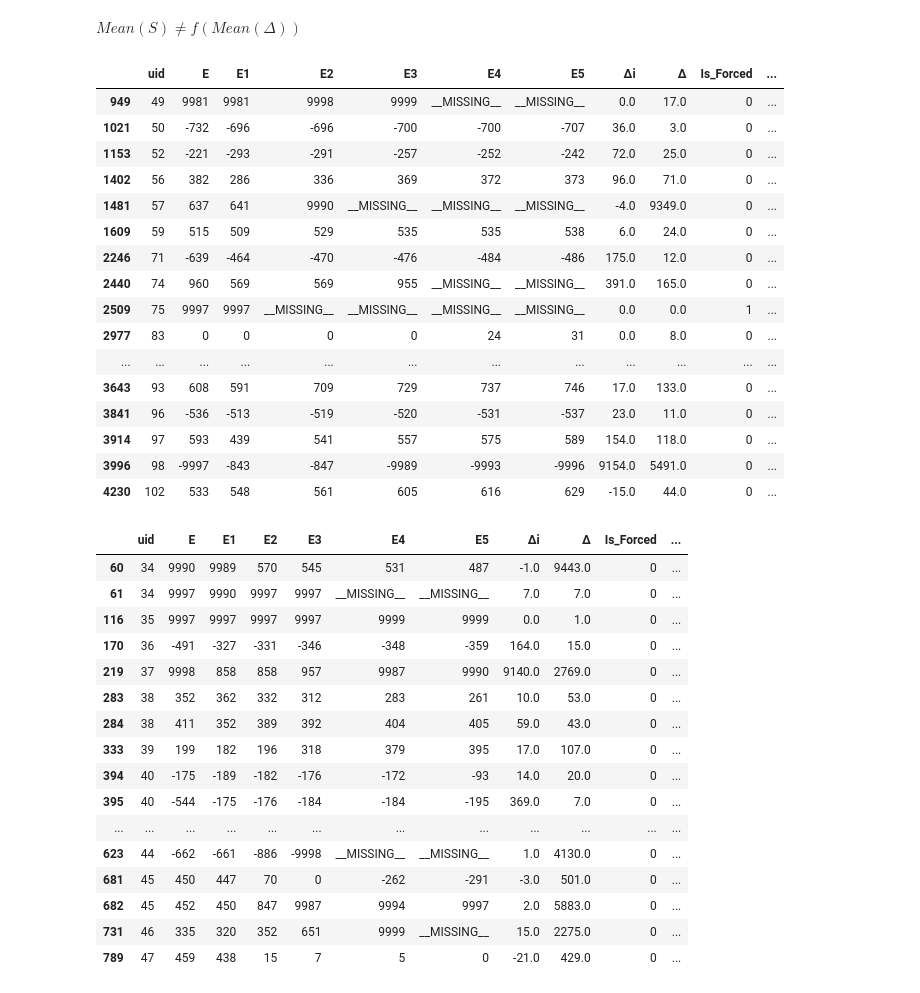
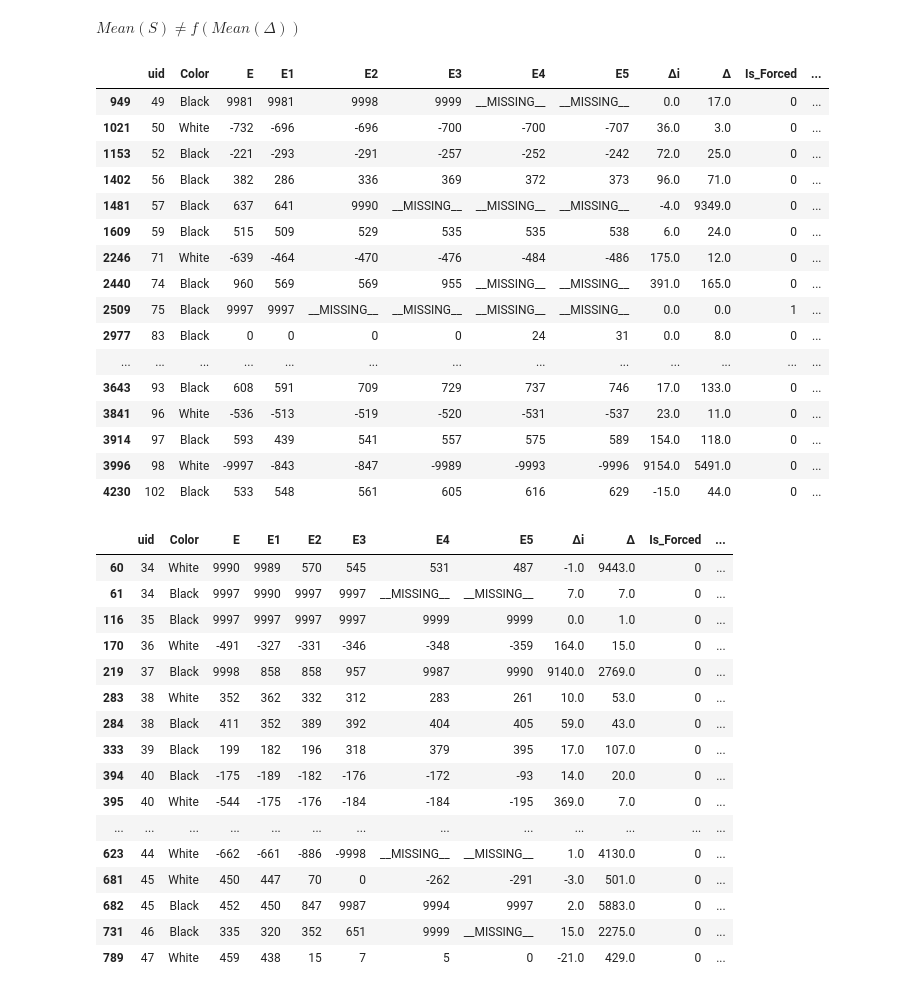
Before and after one commit to zZimablueee/Chess, a Jupyter notebook: complexity/delta_0/S_endgame.ipynb, the cells around one changed output. Saved outputs shown, nothing was run; the diff lists cells and outputs as text; code cells hidden in the pictures.

```diff
--- a/complexity/delta_0/S_endgame.ipynb
+++ b/complexity/delta_0/S_endgame.ipynb
@@ -174,51 +174,51 @@ print(f"右邻居 (1.00) 的样本量: {counts[1.00]}")
 # %% [markdown]
 $Mean(S) \neq f(Mean(\Delta))$
 # %%
-spike_zone[['uid', 'E',
+spike_zone[['uid', 'Color', 'E',
        'E1', 'E2', 'E3', 'E4', 'E5',
        'Δi', 'Δ', 'Is_Forced', 'Is_Optimal',
        'Time_Group','Progress', 'Delta0_Group', 'P_optimal', 'S',
        'P_optimal(Global=100.0cp)', 'S(Global=100.0cp)', 'Progress_bin']].head(20)
 # %% [output]
-|  | uid | E | E1 | E2 | E3 | E4 | E5 | Δi | Δ | Is_Forced | ... |
-| 949 | 49 | 9981 | 9981 | 9998 | 9999 | __MISSING__ | __MISSING__ | 0.0 | 17.0 | 0 | ... |
-| 1021 | 50 | -732 | -696 | -696 | -700 | -700 | -707 | 36.0 | 3.0 | 0 | ... |
-| 1153 | 52 | -221 | -293 | -291 | -257 | -252 | -242 | 72.0 | 25.0 | 0 | ... |
-| 1402 | 56 | 382 | 286 | 336 | 369 | 372 | 373 | 96.0 | 71.0 | 0 | ... |
-| 1481 | 57 | 637 | 641 | 9990 | __MISSING__ | __MISSING__ | __MISSING__ | -4.0 | 9349.0 | 0 | ... |
-| 1609 | 59 | 515 | 509 | 529 | 535 | 535 | 538 | 6.0 | 24.0 | 0 | ... |
-| 2246 | 71 | -639 | -464 | -470 | -476 | -484 | -486 | 175.0 | 12.0 | 0 | ... |
-| 2440 | 74 | 960 | 569 | 569 | 955 | __MISSING__ | __MISSING__ | 391.0 | 165.0 | 0 | ... |
-| 2509 | 75 | 9997 | 9997 | __MISSING__ | __MISSING__ | __MISSING__ | __MISSING__ | 0.0 | 0.0 | 1 | ... |
-| 2977 | 83 | 0 | 0 | 0 | 0 | 24 | 31 | 0.0 | 8.0 | 0 | ... |
-| ... | ... | ... | ... | ... | ... | ... | ... | ... | ... | ... | ... |
-| 3643 | 93 | 608 | 591 | 709 | 729 | 737 | 746 | 17.0 | 133.0 | 0 | ... |
-| 3841 | 96 | -536 | -513 | -519 | -520 | -531 | -537 | 23.0 | 11.0 | 0 | ... |
-| 3914 | 97 | 593 | 439 | 541 | 557 | 575 | 589 | 154.0 | 118.0 | 0 | ... |
-| 3996 | 98 | -9997 | -843 | -847 | -9989 | -9993 | -9996 | 9154.0 | 5491.0 | 0 | ... |
-| 4230 | 102 | 533 | 548 | 561 | 605 | 616 | 629 | -15.0 | 44.0 | 0 | ... |
+|  | uid | Color | E | E1 | E2 | E3 | E4 | E5 | Δi | Δ | Is_Forced | ... |
+| 949 | 49 | Black | 9981 | 9981 | 9998 | 9999 | __MISSING__ | __MISSING__ | 0.0 | 17.0 | 0 | ... |
+| 1021 | 50 | White | -732 | -696 | -696 | -700 | -700 | -707 | 36.0 | 3.0 | 0 | ... |
+| 1153 | 52 | Black | -221 | -293 | -291 | -257 | -252 | -242 | 72.0 | 25.0 | 0 | ... |
+| 1402 | 56 | Black | 382 | 286 | 336 | 369 | 372 | 373 | 96.0 | 71.0 | 0 | ... |
+| 1481 | 57 | Black | 637 | 641 | 9990 | __MISSING__ | __MISSING__ | __MISSING__ | -4.0 | 9349.0 | 0 | ... |
+| 1609 | 59 | Black | 515 | 509 | 529 | 535 | 535 | 538 | 6.0 | 24.0 | 0 | ... |
+| 2246 | 71 | White | -639 | -464 | -470 | -476 | -484 | -486 | 175.0 | 12.0 | 0 | ... |
+| 2440 | 74 | Black | 960 | 569 | 569 | 955 | __MISSING__ | __MISSING__ | 391.0 | 165.0 | 0 | ... |
+| 2509 | 75 | Black | 9997 | 9997 | __MISSING__ | __MISSING__ | __MISSING__ | __MISSING__ | 0.0 | 0.0 | 1 | ... |
+| 2977 | 83 | Black | 0 | 0 | 0 | 0 | 24 | 31 | 0.0 | 8.0 | 0 | ... |
+| ... | ... | ... | ... | ... | ... | ... | ... | ... | ... | ... | ... | ... |
+| 3643 | 93 | Black | 608 | 591 | 709 | 729 | 737 | 746 | 17.0 | 133.0 | 0 | ... |
+| 3841 | 96 | White | -536 | -513 | -519 | -520 | -531 | -537 | 23.0 | 11.0 | 0 | ... |
+| 3914 | 97 | Black | 593 | 439 | 541 | 557 | 575 | 589 | 154.0 | 118.0 | 0 | ... |
+| 3996 | 98 | White | -9997 | -843 | -847 | -9989 | -9993 | -9996 | 9154.0 | 5491.0 | 0 | ... |
+| 4230 | 102 | Black | 533 | 548 | 561 | 605 | 616 | 629 | -15.0 | 44.0 | 0 | ... |
 # %%
-left_neighbor_zone[['uid', 'E',
+left_neighbor_zone[['uid', 'Color', 'E',
        'E1', 'E2', 'E3', 'E4', 'E5',
        'Δi', 'Δ', 'Is_Forced', 'Is_Optimal',
        'Time_Group','Progress', 'Delta0_Group', 'P_optimal', 'S',
        'P_optimal(Global=100.0cp)', 'S(Global=100.0cp)', 'Progress_bin']].head(20)
 # %% [output]
-|  | uid | E | E1 | E2 | E3 | E4 | E5 | Δi | Δ | Is_Forced | ... |
-| 60 | 34 | 9990 | 9989 | 570 | 545 | 531 | 487 | -1.0 | 9443.0 | 0 | ... |
-| 61 | 34 | 9997 | 9990 | 9997 | 9997 | __MISSING__ | __MISSING__ | 7.0 | 7.0 | 0 | ... |
-| 116 | 35 | 9997 | 9997 | 9997 | 9997 | 9999 | 9999 | 0.0 | 1.0 | 0 | ... |
-| 170 | 36 | -491 | -327 | -331 | -346 | -348 | -359 | 164.0 | 15.0 | 0 | ... |
-| 219 | 37 | 9998 | 858 | 858 | 957 | 9987 | 9990 | 9140.0 | 2769.0 | 0 | ... |
-| 283 | 38 | 352 | 362 | 332 | 312 | 283 | 261 | 10.0 | 53.0 | 0 | ... |
-| 284 | 38 | 411 | 352 | 389 | 392 | 404 | 405 | 59.0 | 43.0 | 0 | ... |
-| 333 | 39 | 199 | 182 | 196 | 318 | 379 | 395 | 17.0 | 107.0 | 0 | ... |
-| 394 | 40 | -175 | -189 | -182 | -176 | -172 | -93 | 14.0 | 20.0 | 0 | ... |
-| 395 | 40 | -544 | -175 | -176 | -184 | -184 | -195 | 369.0 | 7.0 | 0 | ... |
-| ... | ... | ... | ... | ... | ... | ... | ... | ... | ... | ... | ... |
-| 623 | 44 | -662 | -661 | -886 | -9998 | __MISSING__ | __MISSING__ | 1.0 | 4130.0 | 0 | ... |
-| 681 | 45 | 450 | 447 | 70 | 0 | -262 | -291 | -3.0 | 501.0 | 0 | ... |
-| 682 | 45 | 452 | 450 | 847 | 9987 | 9994 | 9997 | 2.0 | 5883.0 | 0 | ... |
-| 731 | 46 | 335 | 320 | 352 | 651 | 9999 | __MISSING__ | 15.0 | 2275.0 | 0 | ... |
-| 789 | 47 | 459 | 438 | 15 | 7 | 5 | 0 | -21.0 | 429.0 | 0 | ... |
+|  | uid | Color | E | E1 | E2 | E3 | E4 | E5 | Δi | Δ | Is_Forced | ... |
+| 60 | 34 | White | 9990 | 9989 | 570 | 545 | 531 | 487 | -1.0 | 9443.0 | 0 | ... |
+| 61 | 34 | Black | 9997 | 9990 | 9997 | 9997 | __MISSING__ | __MISSING__ | 7.0 | 7.0 | 0 | ... |
+| 116 | 35 | Black | 9997 | 9997 | 9997 | 9997 | 9999 | 9999 | 0.0 | 1.0 | 0 | ... |
+| 170 | 36 | White | -491 | -327 | -331 | -346 | -348 | -359 | 164.0 | 15.0 | 0 | ... |
+| 219 | 37 | Black | 9998 | 858 | 858 | 957 | 9987 | 9990 | 9140.0 | 2769.0 | 0 | ... |
+| 283 | 38 | White | 352 | 362 | 332 | 312 | 283 | 261 | 10.0 | 53.0 | 0 | ... |
+| 284 | 38 | Black | 411 | 352 | 389 | 392 | 404 | 405 | 59.0 | 43.0 | 0 | ... |
+| 333 | 39 | Black | 199 | 182 | 196 | 318 | 379 | 395 | 17.0 | 107.0 | 0 | ... |
+| 394 | 40 | Black | -175 | -189 | -182 | -176 | -172 | -93 | 14.0 | 20.0 | 0 | ... |
+| 395 | 40 | White | -544 | -175 | -176 | -184 | -184 | -195 | 369.0 | 7.0 | 0 | ... |
+| ... | ... | ... | ... | ... | ... | ... | ... | ... | ... | ... | ... | ... |
+| 623 | 44 | White | -662 | -661 | -886 | -9998 | __MISSING__ | __MISSING__ | 1.0 | 4130.0 | 0 | ... |
+| 681 | 45 | White | 450 | 447 | 70 | 0 | -262 | -291 | -3.0 | 501.0 | 0 | ... |
+| 682 | 45 | Black | 452 | 450 | 847 | 9987 | 9994 | 9997 | 2.0 | 5883.0 | 0 | ... |
+| 731 | 46 | Black | 335 | 320 | 352 | 651 | 9999 | __MISSING__ | 15.0 | 2275.0 | 0 | ... |
+| 789 | 47 | White | 459 | 438 | 15 | 7 | 5 | 0 | -21.0 | 429.0 | 0 | ... |
 # %%
```
Also changed, not shown: parts of 2 cells of this notebook, 5 other files.
